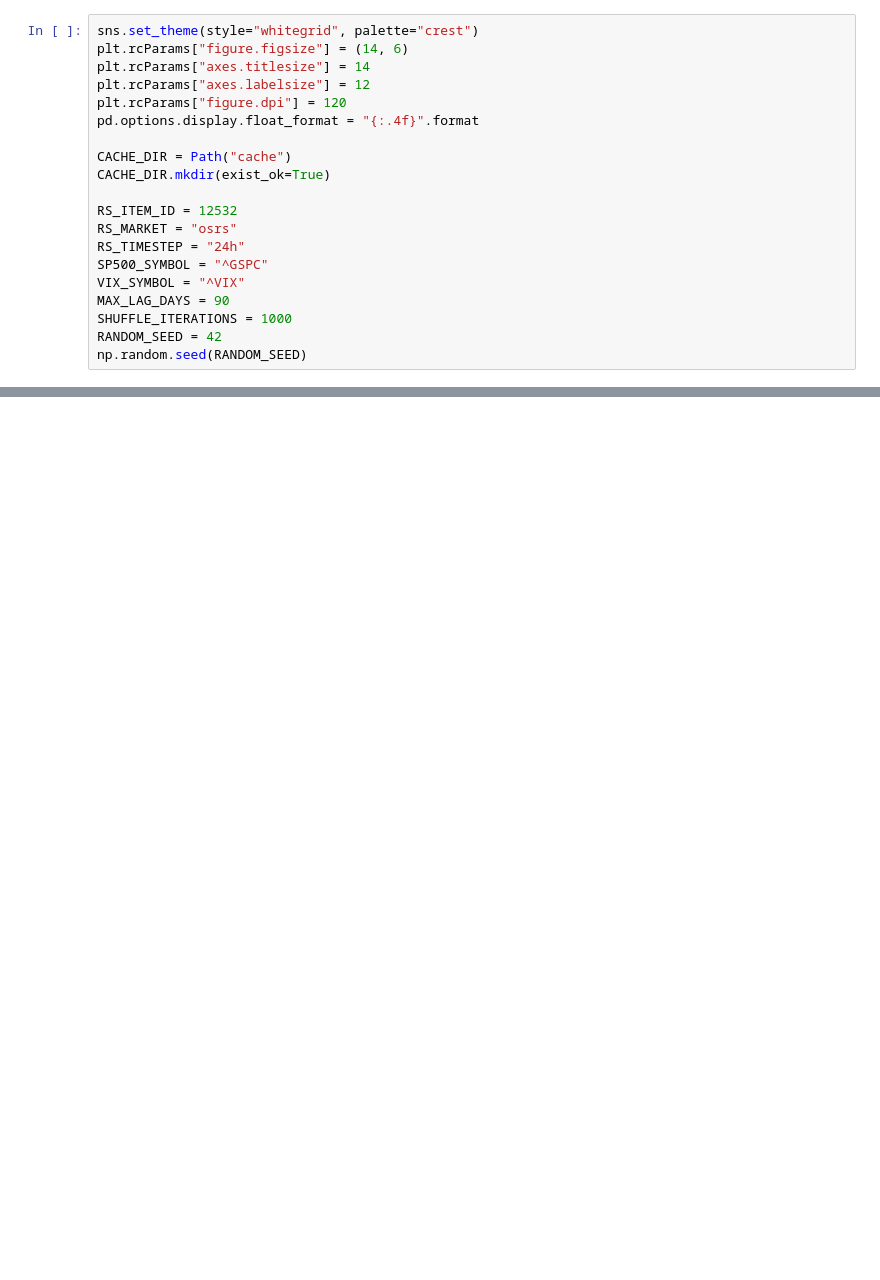
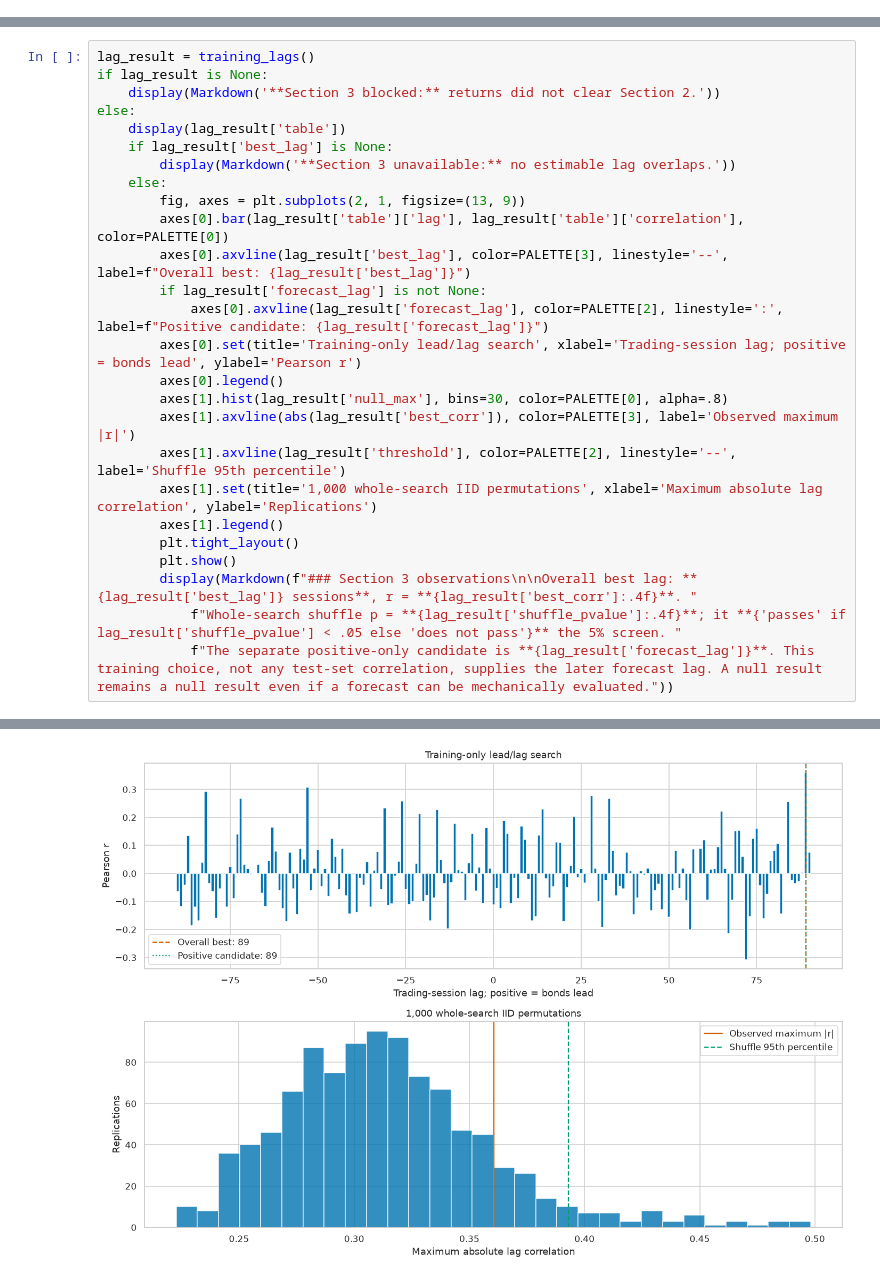
Before and after one commit to XGenic/runescape_price_correlation, a Jupyter notebook: rs_bond_sp500_investigation.ipynb, the cells around one changed output, grey strips where cells are left out. Drawn from its saved outputs; the diff is of its cells as text; blank space fills up the shorter version.

Commit message:
Add reproducible bond and S&P investigations with historical archive study

```diff
--- a/rs_bond_sp500_investigation.ipynb
+++ b/rs_bond_sp500_investigation.ipynb
@@ -28,20 +0,0 @@ from bond_sp500_correlation import fetch_rs_timeseries, fetch_sp500
-# %%
-sns.set_theme(style="whitegrid", palette="crest")
-plt.rcParams["figure.figsize"] = (14, 6)
-plt.rcParams["axes.titlesize"] = 14
-plt.rcParams["axes.labelsize"] = 12
-plt.rcParams["figure.dpi"] = 120
-pd.options.display.float_format = "{:.4f}".format
-
-CACHE_DIR = Path("cache")
-CACHE_DIR.mkdir(exist_ok=True)
-
-RS_ITEM_ID = 12532
-RS_MARKET = "osrs"
-RS_TIMESTEP = "24h"
-SP500_SYMBOL = "^GSPC"
-VIX_SYMBOL = "^VIX"
-MAX_LAG_DAYS = 90
-SHUFFLE_ITERATIONS = 1000
-RANDOM_SEED = 42
-np.random.seed(RANDOM_SEED)
@@ -598,0 +190,27 @@ display(
+# %%
+lag_result = training_lags()
+if lag_result is None:
+    display(Markdown('**Section 3 blocked:** returns did not clear Section 2.'))
+else:
+    display(lag_result['table'])
+    if lag_result['best_lag'] is None:
+        display(Markdown('**Section 3 unavailable:** no estimable lag overlaps.'))
+    else:
+        fig, axes = plt.subplots(2, 1, figsize=(13, 9))
+        axes[0].bar(lag_result['table']['lag'], lag_result['table']['correlation'], color=PALETTE[0])
+        axes[0].axvline(lag_result['best_lag'], color=PALETTE[3], linestyle='--', label=f"Overall best: {lag_result['best_lag']}")
+        if lag_result['forecast_lag'] is not None:
+            axes[0].axvline(lag_result['forecast_lag'], color=PALETTE[2], linestyle=':', label=f"Positive candidate: {lag_result['forecast_lag']}")
+        axes[0].set(title='Training-only lead/lag search', xlabel='Trading-session lag; positive = bonds lead', ylabel='Pearson r')
+        axes[0].legend()
+        axes[1].hist(lag_result['null_max'], bins=30, color=PALETTE[0], alpha=.8)
+        axes[1].axvline(abs(lag_result['best_corr']), color=PALETTE[3], label='Observed maximum |r|')
+        axes[1].axvline(lag_result['threshold'], color=PALETTE[2], linestyle='--', label='Shuffle 95th percentile')
+        axes[1].set(title='1,000 whole-search IID permutations', xlabel='Maximum absolute lag correlation', ylabel='Replications')
+        axes[1].legend()
+        plt.tight_layout()
+        plt.show()
+        display(Markdown(f"### Section 3 observations\n\nOverall best lag: **{lag_result['best_lag']} sessions**, r = **{lag_result['best_corr']:.4f}**. "
+            f"Whole-search shuffle p = **{lag_result['shuffle_pvalue']:.4f}**; it **{'passes' if lag_result['shuffle_pvalue'] < .05 else 'does not pass'}** the 5% screen. "
+            f"The separate positive-only candidate is **{lag_result['forecast_lag']}**. This training choice, not any test-set correlation, supplies the later forecast lag. A null result remains a null result even if a forecast can be mechanically evaluated."))
+# %% [output]
@@ -598,0 +230 @@ display(
+[figure, added]
```
Also changed, not shown: parts of 43 cells of this notebook, 16 other files.
